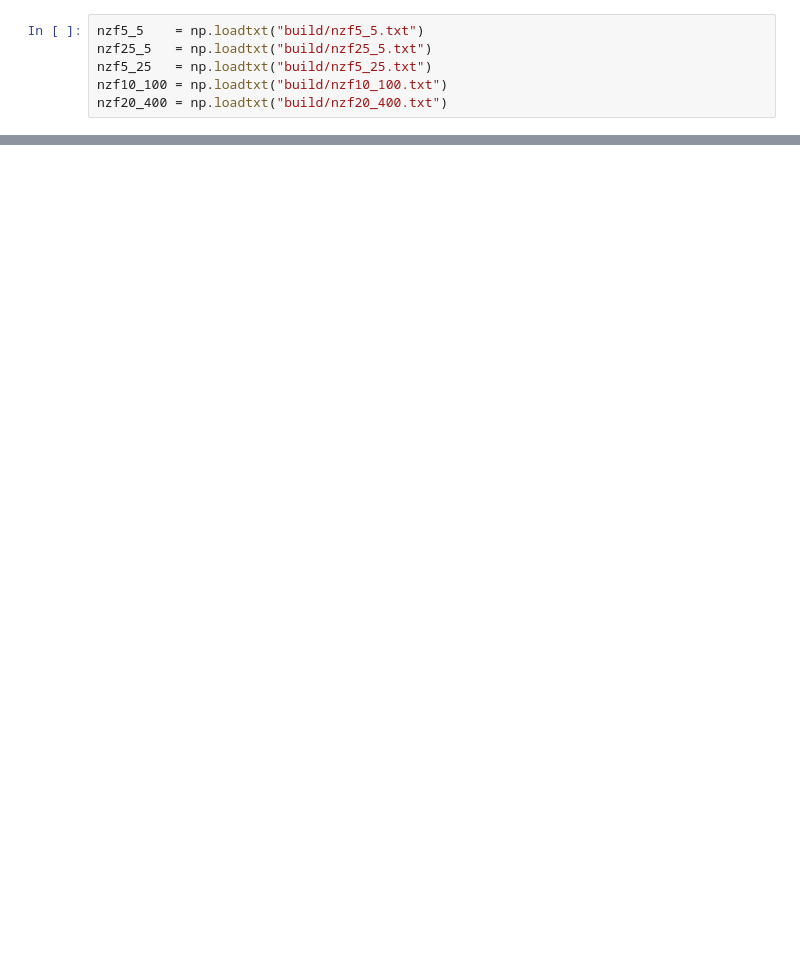
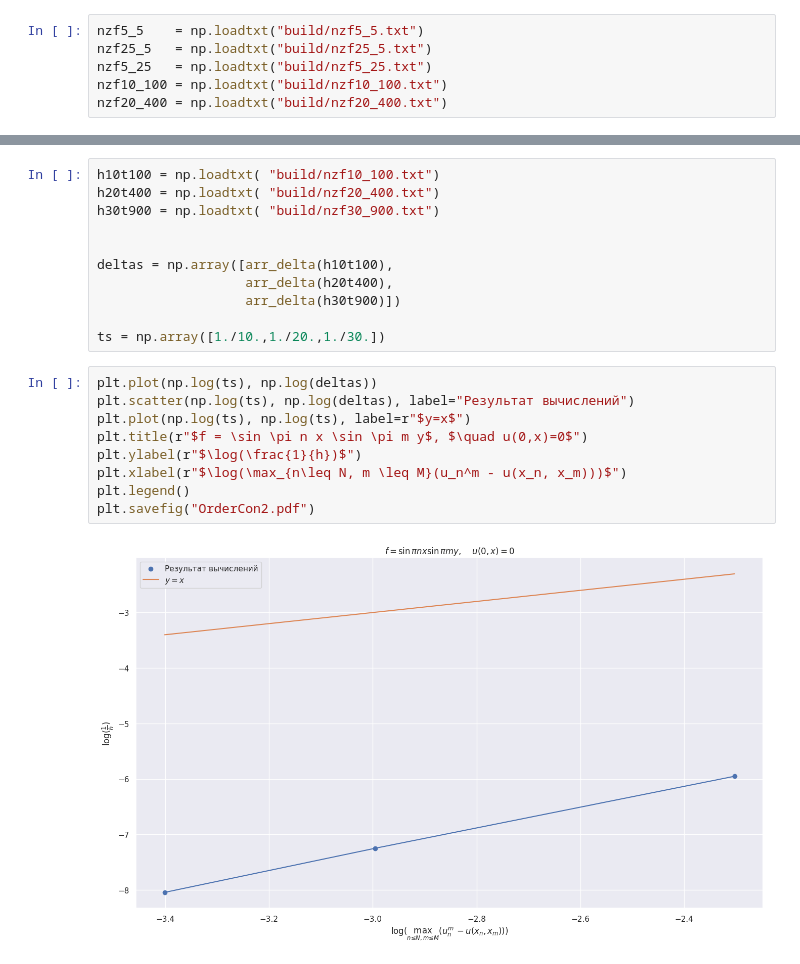
Before and after one commit to VsevolodZaostrovsky/NumericalMethods, a Jupyter notebook: PDE2d/Code/test_nzf.ipynb, the cells around one changed output, grey strips where cells are left out. Cells and saved outputs as stored; diff of their text form; blank space fills up the shorter version.

```diff
--- a/PDE2d/Code/test_nzf.ipynb
+++ b/PDE2d/Code/test_nzf.ipynb
@@ -95,0 +65,22 @@ plt.plot()
+# %%
+h10t100 = np.loadtxt( "build/nzf10_100.txt")
+h20t400 = np.loadtxt( "build/nzf20_400.txt")
+h30t900 = np.loadtxt( "build/nzf30_900.txt")
+
+
+deltas = np.array([arr_delta(h10t100),
+                   arr_delta(h20t400),
+                   arr_delta(h30t900)])
+
+ts = np.array([1./10.,1./20.,1./30.])
+# %%
+plt.plot(np.log(ts), np.log(deltas))
+plt.scatter(np.log(ts), np.log(deltas), label="Результат вычислений")
+plt.plot(np.log(ts), np.log(ts), label=r"$y=x$")
+plt.title(r"$f = \sin \pi n x \sin \pi m y$, $\quad u(0,x)=0$")
+plt.ylabel(r"$\log(\frac{1}{h})$")
+plt.xlabel(r"$\log(\max_{n\leq N, m \leq M}(u_n^m - u(x_n, x_m)))$")
+plt.legend()
+plt.savefig("OrderCon2.pdf")
+# %% [output]
+[figure, added]
```
Also changed, not shown: parts of 16 cells of this notebook, 13 other files.
